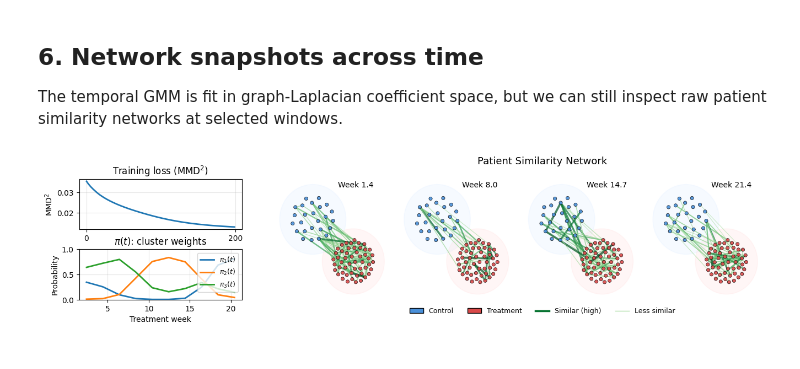
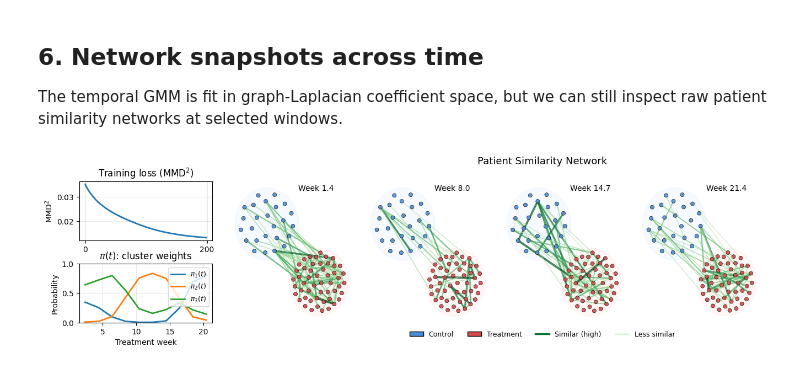
Before and after one commit to dani2442/rkhs-mixture-models, a Jupyter notebook: examples/patient_correlation_network_graph.ipynb, the cells around one changed output. Saved outputs shown, nothing was run; the diff lists cells and outputs as text; code cells hidden in the pictures.

```diff
--- a/examples/patient_correlation_network_graph.ipynb
+++ b/examples/patient_correlation_network_graph.ipynb
@@ -438,8 +438,8 @@ threshold = np.percentile(off_diag_sim_all, 100 - EDGE_THRESHOLD_PERCENTILE)
 n_graph_times = 4
 graph_indices = np.linspace(0, len(valid_w) - 1, n_graph_times, dtype=int)
 
-fig = plt.figure(figsize=(16, 3))
-outer = fig.add_gridspec(2, 2, width_ratios=(1.0, 3.0), hspace=0.4, wspace=0.1)
+fig = plt.figure(figsize=(16, 3.5))
+outer = fig.add_gridspec(2, 2, width_ratios=(1.0, 4.0), hspace=0.4, wspace=0.05)
 
 ax_loss = fig.add_subplot(outer[0, 0])
 ax_loss.plot(history, lw=2, color="tab:blue")
@@ -449,8 +449,10 @@ ax_loss.set_ylabel("MMD$^2$")
 ax_loss.grid(alpha=0.3)
 
 ax_pi = fig.add_subplot(outer[1, 0])
+import matplotlib
+cmap = matplotlib.colormaps.get_cmap("Purples")
 for k in range(K):
-    ax_pi.plot(t_axis, pi_t_np[:, k], lw=2, label=f"$\pi_{{{k + 1}}}(t)$")
+    ax_pi.plot(t_axis, pi_t_np[:, k], lw=2, label=f"$\pi_{{{k + 1}}}(t)$") #, color=cmap((1+k)/K))
 ax_pi.set_title(r"$\pi(t)$: cluster weights")
 ax_pi.set_xlabel(t_label)
 ax_pi.set_ylabel("Probability")
@@ -493,8 +495,8 @@ for ax, t_idx in zip(graph_axes, graph_indices):
             ax.add_patch(
                 Ellipse(
                     (cx, cy),
-                    width=2 * rx,
-                    height=2 * ry,
+                    width=1.5 * rx,
+                    height=1.5 * ry,
                     color=bg_color,
                     alpha=0.25,
                     zorder=0,
@@ -506,7 +508,7 @@ for ax, t_idx in zip(graph_axes, graph_indices):
         pos,
         ax=ax,
         node_color=node_colors,
-        node_size=20,
+        node_size=25,
         alpha=0.9,
         edgecolors="black",
         linewidths=0.5,
@@ -521,31 +523,31 @@ for ax, t_idx in zip(graph_axes, graph_indices):
             width=edge_widths,
             alpha=0.7,
         )
 
     title = f"Week {t_day / 7:.1f}" if use_weeks else f"Day {t_day:.0f}"
     ax.text(0.55, 0.98, title, transform=ax.transAxes, fontsize=10, va="top")
     ax.set_axis_off()
 
 legend_elements = [
     Patch(facecolor="#4A90D9", edgecolor="black", label="Control"),
     Patch(facecolor="#D94A4A", edgecolor="black", label="Treatment"),
     Line2D([0], [0], color=plt.cm.Greens(0.85), lw=2.5, label="Similar (high)"),
     Line2D([0], [0], color=plt.cm.Greens(0.35), lw=1.0, label="Less similar"),
 ]
 
 fig.text(0.65, 0.93, "Patient Similarity Network", ha="center", fontsize=13)
 fig.legend(
     handles=legend_elements,
     loc="upper center",
     bbox_to_anchor=(0.65, 0.1),
     fontsize=9,
     ncols=4,
     frameon=False,
 )
 
 plt.tight_layout()
 fig.subplots_adjust(top=0.84)
 fig.savefig("../paper/images/patient_graph.pdf", dpi=100, bbox_inches="tight")
 plt.show()
 # %% [output]
-[figure, old version]
+[figure, new version]
```
Also changed, not shown: 1 other file.
